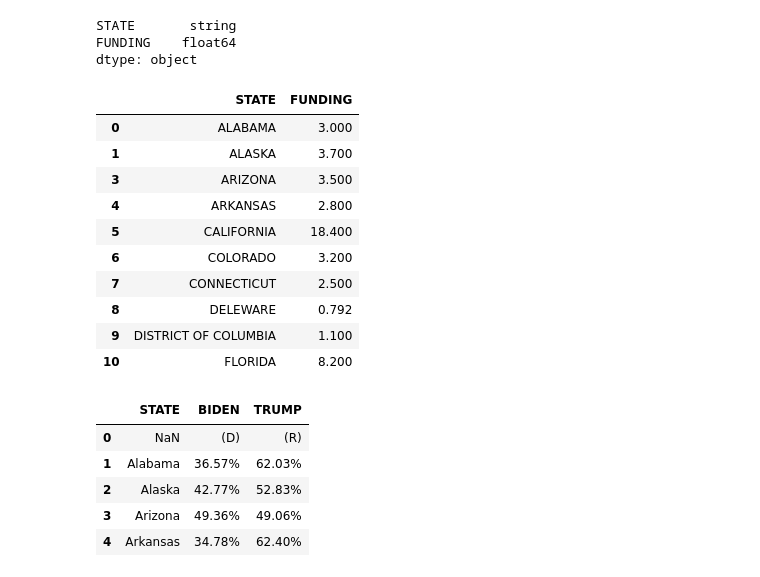
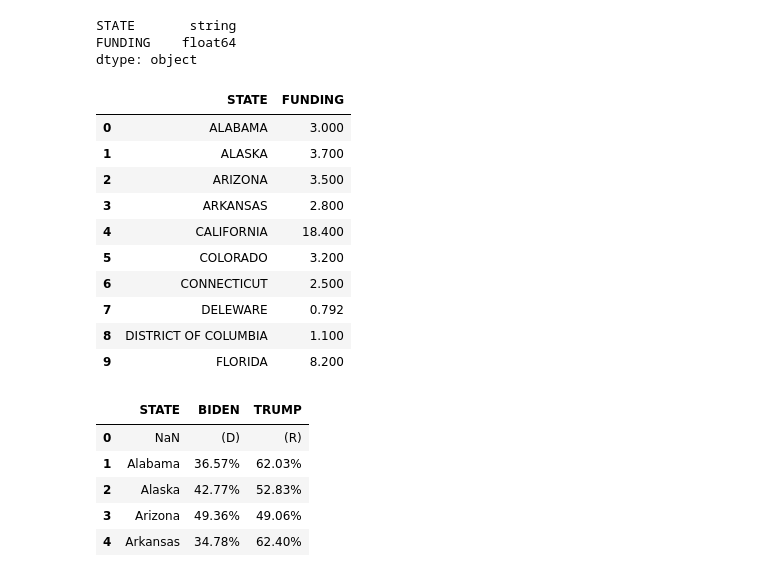
Before and after one commit to himalayahall/DATA608, a Jupyter notebook: Story 1/Story1.ipynb, the cells around one changed output. Drawn from its saved outputs; the diff is of its cells as text; code cells hidden in the pictures.

```diff
--- a/Story 1/Story1.ipynb
+++ b/Story 1/Story1.ipynb
@@ -35,19 +35,20 @@ FUNDING    float64
 dtype: object
 # %%
 funding_ds = funding_ds[funding_ds['STATE'] != 'AMERICAN SAMOA']
+funding_ds = funding_ds.reset_index(drop=True)
 funding_ds.head(n=10)
 # %% [output]
 |  | STATE | FUNDING |
 | 0 | ALABAMA | 3.000 |
 | 1 | ALASKA | 3.700 |
-| 3 | ARIZONA | 3.500 |
-| 4 | ARKANSAS | 2.800 |
-| 5 | CALIFORNIA | 18.400 |
-| 6 | COLORADO | 3.200 |
-| 7 | CONNECTICUT | 2.500 |
-| 8 | DELEWARE | 0.792 |
-| 9 | DISTRICT OF COLUMBIA | 1.100 |
-| 10 | FLORIDA | 8.200 |
+| 2 | ARIZONA | 3.500 |
+| 3 | ARKANSAS | 2.800 |
+| 4 | CALIFORNIA | 18.400 |
+| 5 | COLORADO | 3.200 |
+| 6 | CONNECTICUT | 2.500 |
+| 7 | DELEWARE | 0.792 |
+| 8 | DISTRICT OF COLUMBIA | 1.100 |
+| 9 | FLORIDA | 8.200 |
 # %%
 election2020_ds = pd.read_csv("https://raw.githubusercontent.com/himalayahall/DATA608/main/Story%201/2020_Presidential_Elections.csv", skip_blank_lines=True)
 election2020_ds.head(n = 5)
```
Also changed, not shown: parts of 10 cells of this notebook.
